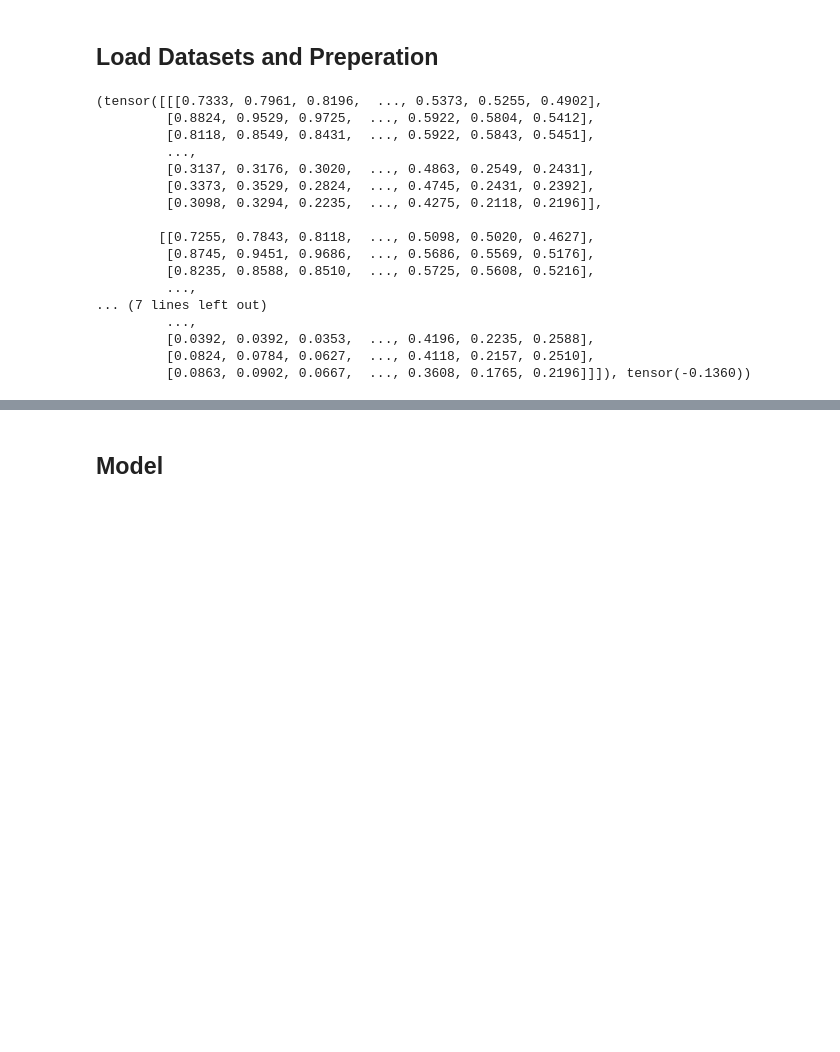
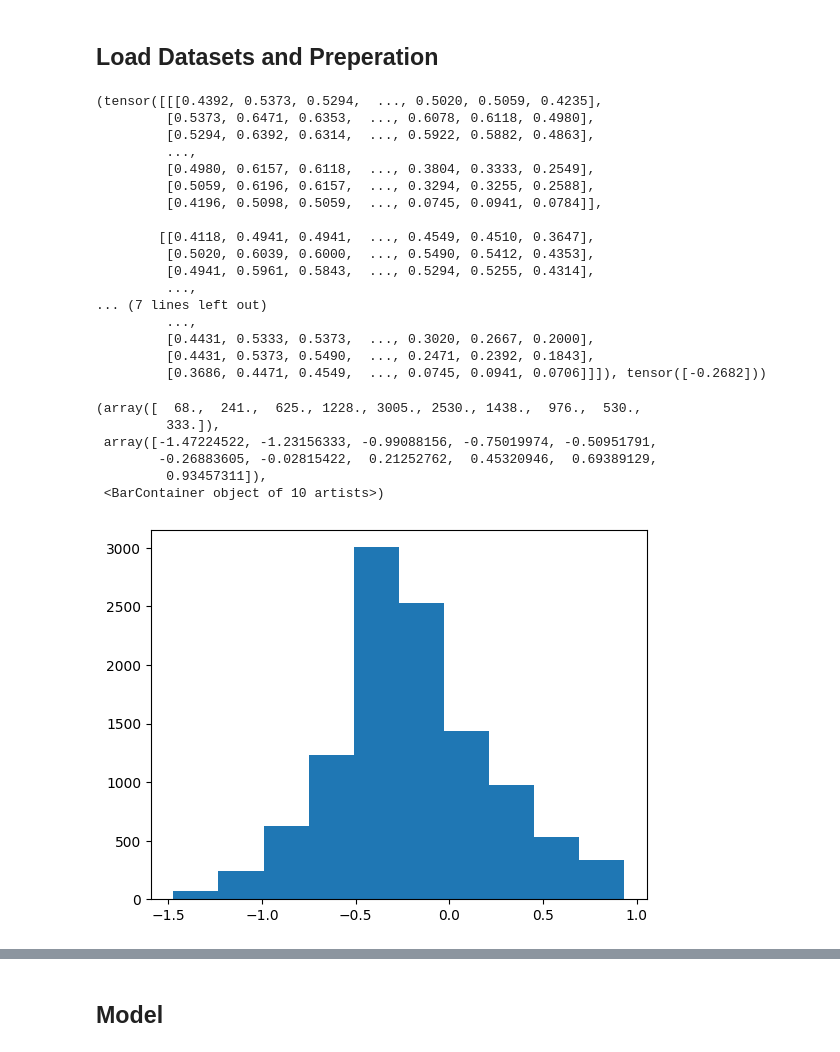
Before and after one commit to lukass-code/Head_pose, a Jupyter notebook: Headpose_estimation.ipynb, the cells around one changed output, grey strips where cells are left out. Saved outputs shown, nothing was run; the diff lists cells and outputs as text; code cells hidden in the pictures; blank space fills up the shorter version.

```diff
--- a/Headpose_estimation.ipynb
+++ b/Headpose_estimation.ipynb
@@ -74,25 +76,38 @@ class BIWI_Dataset(Dataset):
 
         self.X = self.read_data()[0]
         self.y = self.read_data()[1]
+        self.X_train, self.X_test, self.y_train, self.y_test = train_test_split(self.X, self.y, train_size=0.7, shuffle=True)
 
     def __len__(self):
         # this should return the size of the dataset
-        return len(self.X)
+        return len(self.X_train)
 
     def __getitem__(self, idx):
         # this should return one sample from the dataset
         #features = pil_to_tensor(Image.open(self.X[idx])).float()
-        img_arr = np.array(Image.open(self.X[idx]))
-        data = img_arr.astype(np.float64)
-        data = 255 * data
-        #img_arr = data.astype(np.uint8)
-        features = self.transform(img_arr)
-        target = self.y[idx, 0]
+        target_height = 100
+        img = Image.open(self.X_train[idx])
+        width, height = img.size
+        new_width = int(width * (target_height / height))
+        img = img.resize((new_width, target_height))
+        features = self.transform(img)
+        target = self.y_train[idx, 0].unsqueeze(0)
+        return features, target
+
+    def get_test_item(self, idx):
+        # this should return one sample from the dataset
+        #features = pil_to_tensor(Image.open(self.X[idx])).float()
+        target_height = 50
+        img = Image.open(self.X_test[idx])
+        width, height = img.size
+        new_width = int(width * (target_height / height))
+        features = self.transform(img)
+        target = self.y_test[idx, 0]
         return features, target
 
     transform = T.Compose([
-        T.ToPILImage(),
-        T.Resize(([64, 49])),
+        #T.ToPILImage(),
+        #T.Resize(([64, 49])),
         T.ToTensor()])
 
     def read_data(self):
@@ -100,7 +115,7 @@ class BIWI_Dataset(Dataset):
         list_picture_data = []
 
         #folder_nr = "01"
-        for i in range(1, 2):
+        for i in range(1, 25):
             if i <10:
                 folder_nr = "0" + str(i)
             else:
@@ -119,22 +134,33 @@ class BIWI_Dataset(Dataset):
         return list_picture_data, angles
 # %%
 dataset = BIWI_Dataset()
-print(dataset.__getitem__(1))
+print(dataset.__getitem__(11))
+#plt.hist(dataset.y)
 # %% [output]
-(tensor([[[0.7333, 0.7961, 0.8196,  ..., 0.5373, 0.5255, 0.4902],
-         [0.8824, 0.9529, 0.9725,  ..., 0.5922, 0.5804, 0.5412],
-         [0.8118, 0.8549, 0.8431,  ..., 0.5922, 0.5843, 0.5451],
+(tensor([[[0.4392, 0.5373, 0.5294,  ..., 0.5020, 0.5059, 0.4235],
+         [0.5373, 0.6471, 0.6353,  ..., 0.6078, 0.6118, 0.4980],
+         [0.5294, 0.6392, 0.6314,  ..., 0.5922, 0.5882, 0.4863],
          ...,
-         [0.3137, 0.3176, 0.3020,  ..., 0.4863, 0.2549, 0.2431],
-         [0.3373, 0.3529, 0.2824,  ..., 0.4745, 0.2431, 0.2392],
-         [0.3098, 0.3294, 0.2235,  ..., 0.4275, 0.2118, 0.2196]],
+         [0.4980, 0.6157, 0.6118,  ..., 0.3804, 0.3333, 0.2549],
+         [0.5059, 0.6196, 0.6157,  ..., 0.3294, 0.3255, 0.2588],
+         [0.4196, 0.5098, 0.5059,  ..., 0.0745, 0.0941, 0.0784]],
 
-        [[0.7255, 0.7843, 0.8118,  ..., 0.5098, 0.5020, 0.4627],
-         [0.8745, 0.9451, 0.9686,  ..., 0.5686, 0.5569, 0.5176],
-         [0.8235, 0.8588, 0.8510,  ..., 0.5725, 0.5608, 0.5216],
+        [[0.4118, 0.4941, 0.4941,  ..., 0.4549, 0.4510, 0.3647],
+         [0.5020, 0.6039, 0.6000,  ..., 0.5490, 0.5412, 0.4353],
+         [0.4941, 0.5961, 0.5843,  ..., 0.5294, 0.5255, 0.4314],
          ...,
 ... (7 lines left out)
          ...,
-         [0.0392, 0.0392, 0.0353,  ..., 0.4196, 0.2235, 0.2588],
-         [0.0824, 0.0784, 0.0627,  ..., 0.4118, 0.2157, 0.2510],
-         [0.0863, 0.0902, 0.0667,  ..., 0.3608, 0.1765, 0.2196]]]), tensor(-0.1360))
+         [0.4431, 0.5333, 0.5373,  ..., 0.3020, 0.2667, 0.2000],
+         [0.4431, 0.5373, 0.5490,  ..., 0.2471, 0.2392, 0.1843],
+         [0.3686, 0.4471, 0.4549,  ..., 0.0745, 0.0941, 0.0706]]]), tensor([-0.2682]))
+# %%
+plt.hist(dataset.y_train[:,0])
+# %% [output]
+(array([  68.,  241.,  625., 1228., 3005., 2530., 1438.,  976.,  530.,
+         333.]),
+ array([-1.47224522, -1.23156333, -0.99088156, -0.75019974, -0.50951791,
+        -0.26883605, -0.02815422,  0.21252762,  0.45320946,  0.69389129,
+         0.93457311]),
+ <BarContainer object of 10 artists>)
+[figure, added]
```
Also changed, not shown: parts of 8 cells of this notebook.
